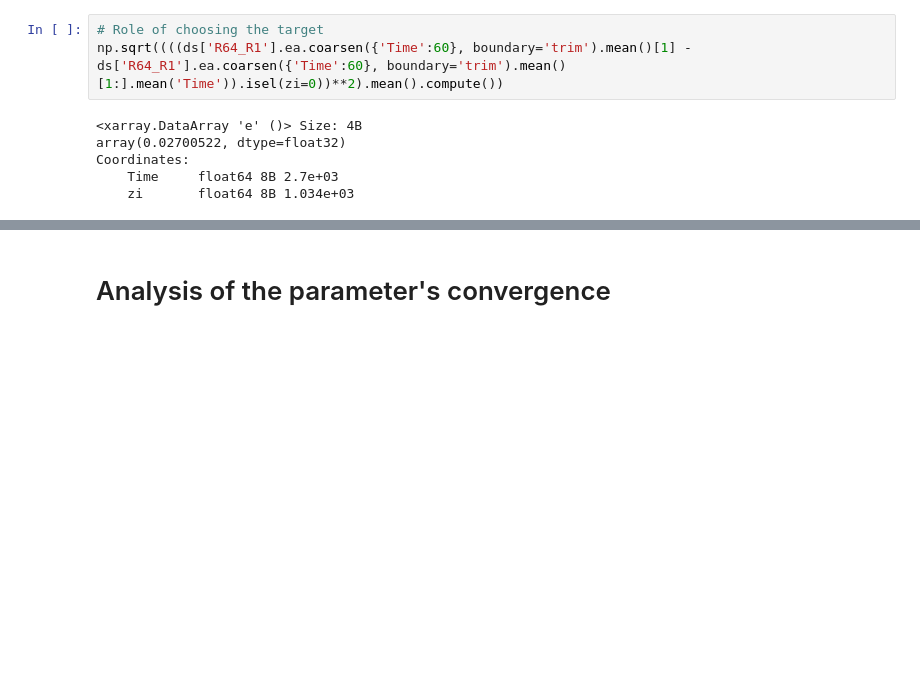
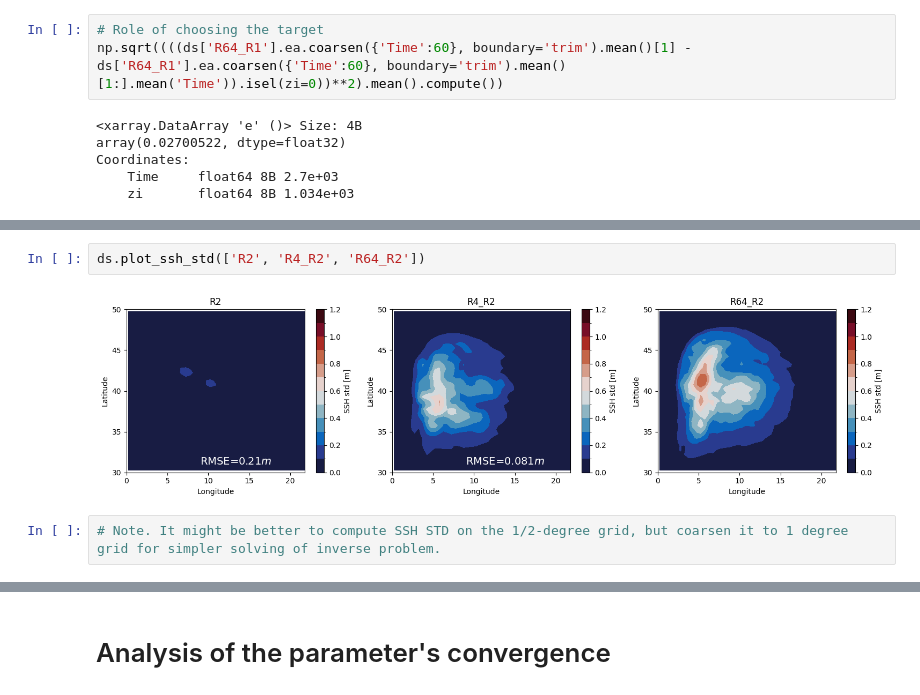
Before and after one commit to m2lines/calibration-MOM6, a Jupyter notebook: notebooks/calibrate-Double-Gyre.ipynb, the cells around one changed output, grey strips where cells are left out. Saved outputs shown, nothing was run; the diff lists cells and outputs as text; blank space fills up the shorter version.

```diff
--- a/notebooks/calibrate-Double-Gyre.ipynb
+++ b/notebooks/calibrate-Double-Gyre.ipynb
@@ -102,0 +113,6 @@ Coordinates:
+# %%
+ds.plot_ssh_std(['R2', 'R4_R2', 'R64_R2'])
+# %% [output]
+[figure, added]
+# %%
+# Note. It might be better to compute SSH STD on the 1/2-degree grid, but coarsen it to 1 degree grid for simpler solving of inverse problem.
```
Also changed, not shown: parts of 35 cells of this notebook, 1 other file.
